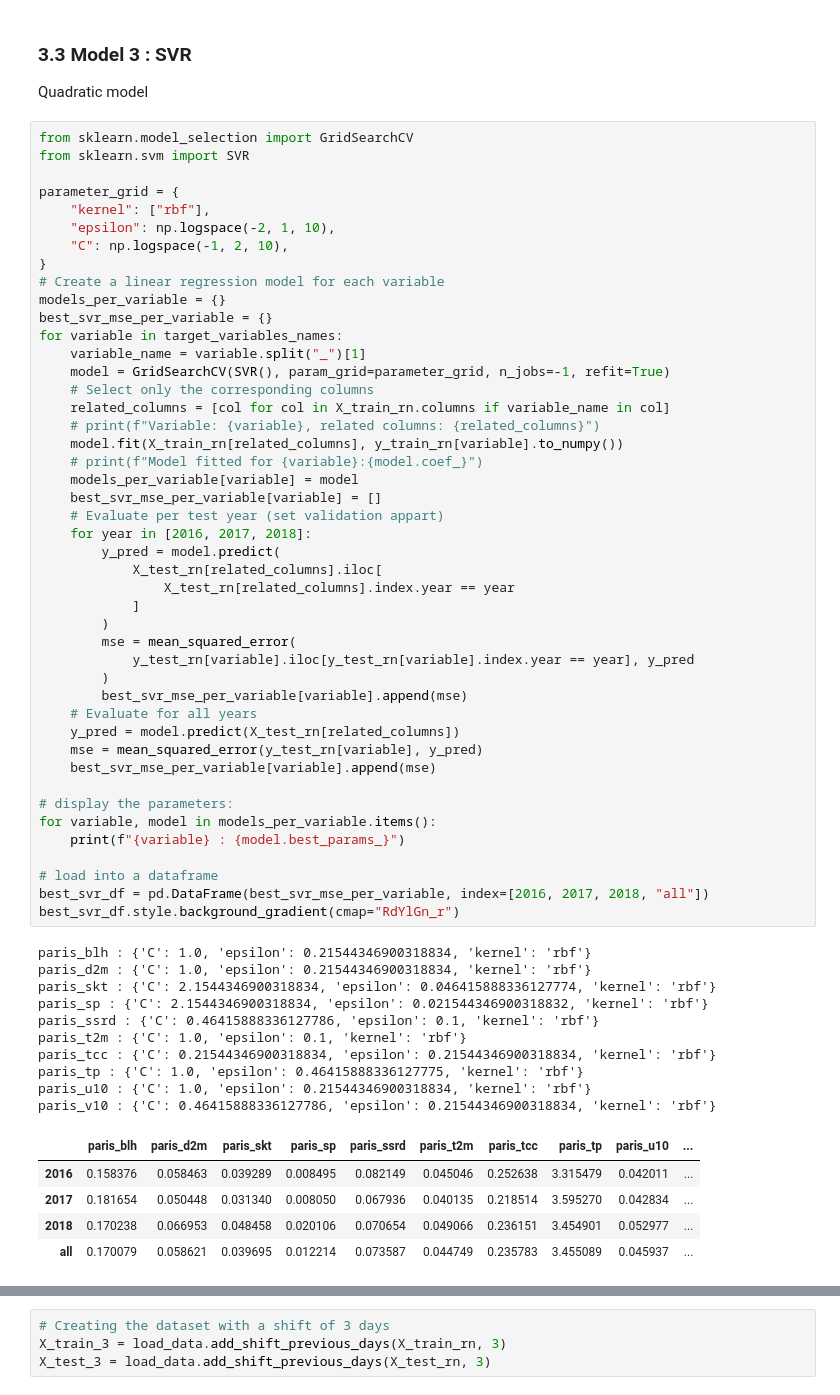
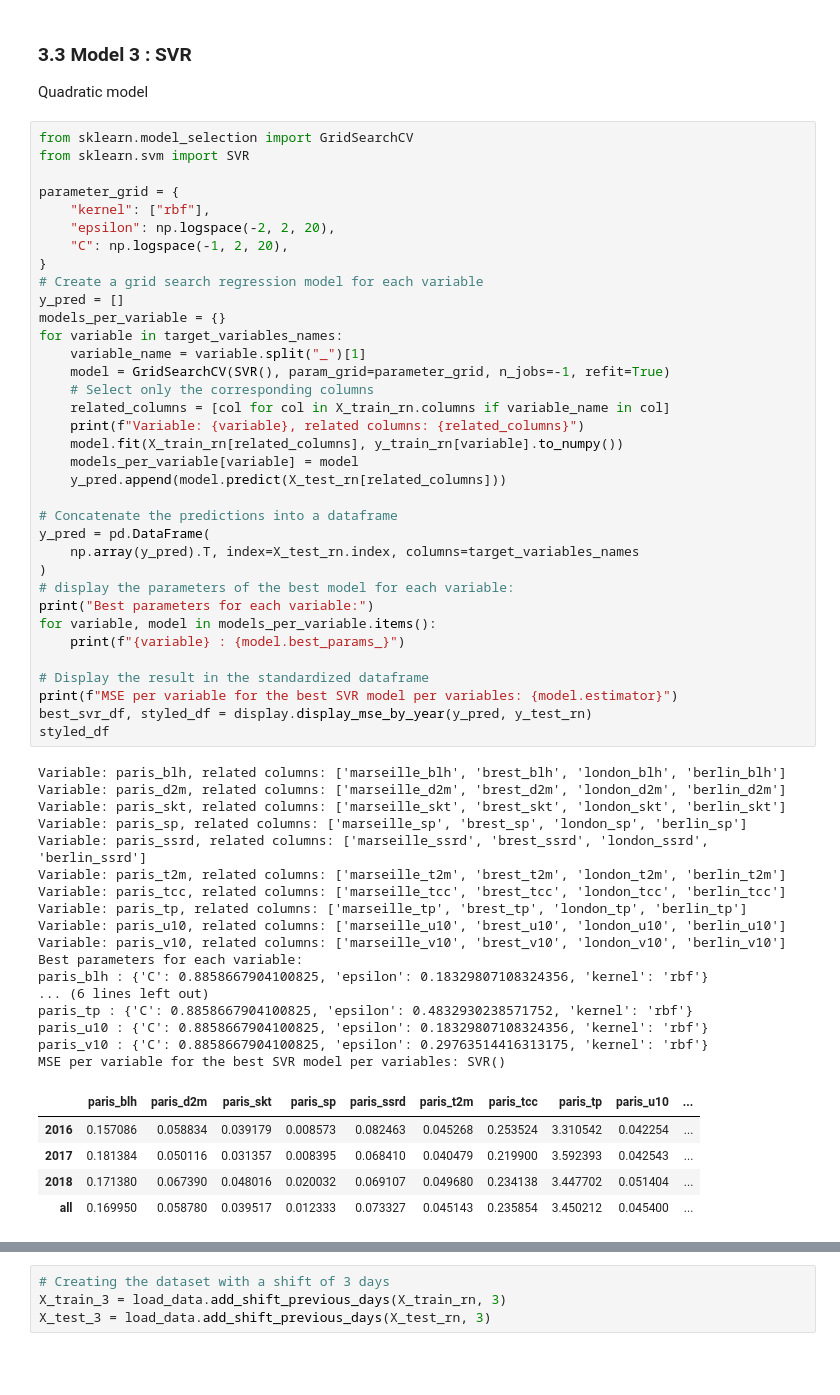
Before and after one commit to waddason/ML_ClimateEnergy_project2024, a Jupyter notebook: Main.ipynb, the cells around one changed output, grey strips where cells are left out. Saved outputs shown, nothing was run; the diff lists cells and outputs as text; blank space fills up the shorter version.

Commit message:
Baseline model and SVR completed

```diff
--- a/Main.ipynb
+++ b/Main.ipynb
@@ -515,61 +476,58 @@ Quadratic model
 # %%
 from sklearn.model_selection import GridSearchCV
 from sklearn.svm import SVR
 
 parameter_grid = {
     "kernel": ["rbf"],
-    "epsilon": np.logspace(-2, 1, 10),
-    "C": np.logspace(-1, 2, 10),
+    "epsilon": np.logspace(-2, 2, 20),
+    "C": np.logspace(-1, 2, 20),
 }
-# Create a linear regression model for each variable
+# Create a grid search regression model for each variable
+y_pred = []
 models_per_variable = {}
-best_svr_mse_per_variable = {}
 for variable in target_variables_names:
     variable_name = variable.split("_")[1]
     model = GridSearchCV(SVR(), param_grid=parameter_grid, n_jobs=-1, refit=True)
     # Select only the corresponding columns
     related_columns = [col for col in X_train_rn.columns if variable_name in col]
-    # print(f"Variable: {variable}, related columns: {related_columns}")
+    print(f"Variable: {variable}, related columns: {related_columns}")
     model.fit(X_train_rn[related_columns], y_train_rn[variable].to_numpy())
-    # print(f"Model fitted for {variable}:{model.coef_}")
     models_per_variable[variable] = model
-    best_svr_mse_per_variable[variable] = []
-    # Evaluate per test year (set validation appart)
-    for year in [2016, 2017, 2018]:
-        y_pred = model.predict(
-            X_test_rn[related_columns].iloc[
-                X_test_rn[related_columns].index.year == year
-            ]
-        )
-        mse = mean_squared_error(
-            y_test_rn[variable].iloc[y_test_rn[variable].index.year == year], y_pred
-        )
-        best_svr_mse_per_variable[variable].append(mse)
-    # Evaluate for all years
-    y_pred = model.predict(X_test_rn[related_columns])
-    mse = mean_squared_error(y_test_rn[variable], y_pred)
-    best_svr_mse_per_variable[variable].append(mse)
+    y_pred.append(model.predict(X_test_rn[related_columns]))
 
-# display the parameters:
+# Concatenate the predictions into a dataframe
+y_pred = pd.DataFrame(
+    np.array(y_pred).T, index=X_test_rn.index, columns=target_variables_names
+)
+# display the parameters of the best model for each variable:
+print("Best parameters for each variable:")
 for variable, model in models_per_variable.items():
     print(f"{variable} : {model.best_params_}")
 
-# load into a dataframe
-best_svr_df = pd.DataFrame(best_svr_mse_per_variable, index=[2016, 2017, 2018, "all"])
-best_svr_df.style.background_gradient(cmap="RdYlGn_r")
+# Display the result in the standardized dataframe
+print(f"MSE per variable for the best SVR model per variables: {model.estimator}")
+best_svr_df, styled_df = display.display_mse_by_year(y_pred, y_test_rn)
+styled_df
 # %% [output]
-paris_blh : {'C': 1.0, 'epsilon': 0.21544346900318834, 'kernel': 'rbf'}
-paris_d2m : {'C': 1.0, 'epsilon': 0.21544346900318834, 'kernel': 'rbf'}
-paris_skt : {'C': 2.1544346900318834, 'epsilon': 0.046415888336127774, 'kernel': 'rbf'}
-paris_sp : {'C': 2.1544346900318834, 'epsilon': 0.021544346900318832, 'kernel': 'rbf'}
-paris_ssrd : {'C': 0.46415888336127786, 'epsilon': 0.1, 'kernel': 'rbf'}
-paris_t2m : {'C': 1.0, 'epsilon': 0.1, 'kernel': 'rbf'}
-paris_tcc : {'C': 0.21544346900318834, 'epsilon': 0.21544346900318834, 'kernel': 'rbf'}
-paris_tp : {'C': 1.0, 'epsilon': 0.46415888336127775, 'kernel': 'rbf'}
-paris_u10 : {'C': 1.0, 'epsilon': 0.21544346900318834, 'kernel': 'rbf'}
-paris_v10 : {'C': 0.46415888336127786, 'epsilon': 0.21544346900318834, 'kernel': 'rbf'}
+Variable: paris_blh, related columns: ['marseille_blh', 'brest_blh', 'london_blh', 'berlin_blh']
+Variable: paris_d2m, related columns: ['marseille_d2m', 'brest_d2m', 'london_d2m', 'berlin_d2m']
+Variable: paris_skt, related columns: ['marseille_skt', 'brest_skt', 'london_skt', 'berlin_skt']
+Variable: paris_sp, related columns: ['marseille_sp', 'brest_sp', 'london_sp', 'berlin_sp']
+Variable: paris_ssrd, related columns: ['marseille_ssrd', 'brest_ssrd', 'london_ssrd', 'berlin_ssrd']
+Variable: paris_t2m, related columns: ['marseille_t2m', 'brest_t2m', 'london_t2m', 'berlin_t2m']
+Variable: paris_tcc, related columns: ['marseille_tcc', 'brest_tcc', 'london_tcc', 'berlin_tcc']
+Variable: paris_tp, related columns: ['marseille_tp', 'brest_tp', 'london_tp', 'berlin_tp']
+Variable: paris_u10, related columns: ['marseille_u10', 'brest_u10', 'london_u10', 'berlin_u10']
+Variable: paris_v10, related columns: ['marseille_v10', 'brest_v10', 'london_v10', 'berlin_v10']
+Best parameters for each variable:
+paris_blh : {'C': 0.8858667904100825, 'epsilon': 0.18329807108324356, 'kernel': 'rbf'}
+... (6 lines left out)
+paris_tp : {'C': 0.8858667904100825, 'epsilon': 0.4832930238571752, 'kernel': 'rbf'}
+paris_u10 : {'C': 0.8858667904100825, 'epsilon': 0.18329807108324356, 'kernel': 'rbf'}
+paris_v10 : {'C': 0.8858667904100825, 'epsilon': 0.29763514416313175, 'kernel': 'rbf'}
+MSE per variable for the best SVR model per variables: SVR()
 |  | paris_blh | paris_d2m | paris_skt | paris_sp | paris_ssrd | paris_t2m | paris_tcc | paris_tp | paris_u10 | ... |
-| 2016 | 0.158376 | 0.058463 | 0.039289 | 0.008495 | 0.082149 | 0.045046 | 0.252638 | 3.315479 | 0.042011 | ... |
-| 2017 | 0.181654 | 0.050448 | 0.031340 | 0.008050 | 0.067936 | 0.040135 | 0.218514 | 3.595270 | 0.042834 | ... |
-| 2018 | 0.170238 | 0.066953 | 0.048458 | 0.020106 | 0.070654 | 0.049066 | 0.236151 | 3.454901 | 0.052977 | ... |
-| all | 0.170079 | 0.058621 | 0.039695 | 0.012214 | 0.073587 | 0.044749 | 0.235783 | 3.455089 | 0.045937 | ... |
+| 2016 | 0.157086 | 0.058834 | 0.039179 | 0.008573 | 0.082463 | 0.045268 | 0.253524 | 3.310542 | 0.042254 | ... |
+| 2017 | 0.181384 | 0.050116 | 0.031357 | 0.008395 | 0.068410 | 0.040479 | 0.219900 | 3.592393 | 0.042543 | ... |
+| 2018 | 0.171380 | 0.067390 | 0.048016 | 0.020032 | 0.069107 | 0.049680 | 0.234138 | 3.447702 | 0.051404 | ... |
+| all | 0.169950 | 0.058780 | 0.039517 | 0.012333 | 0.073327 | 0.045143 | 0.235854 | 3.450212 | 0.045400 | ... |
```
Also changed, not shown: parts of 14 cells of this notebook, 1 other file.
